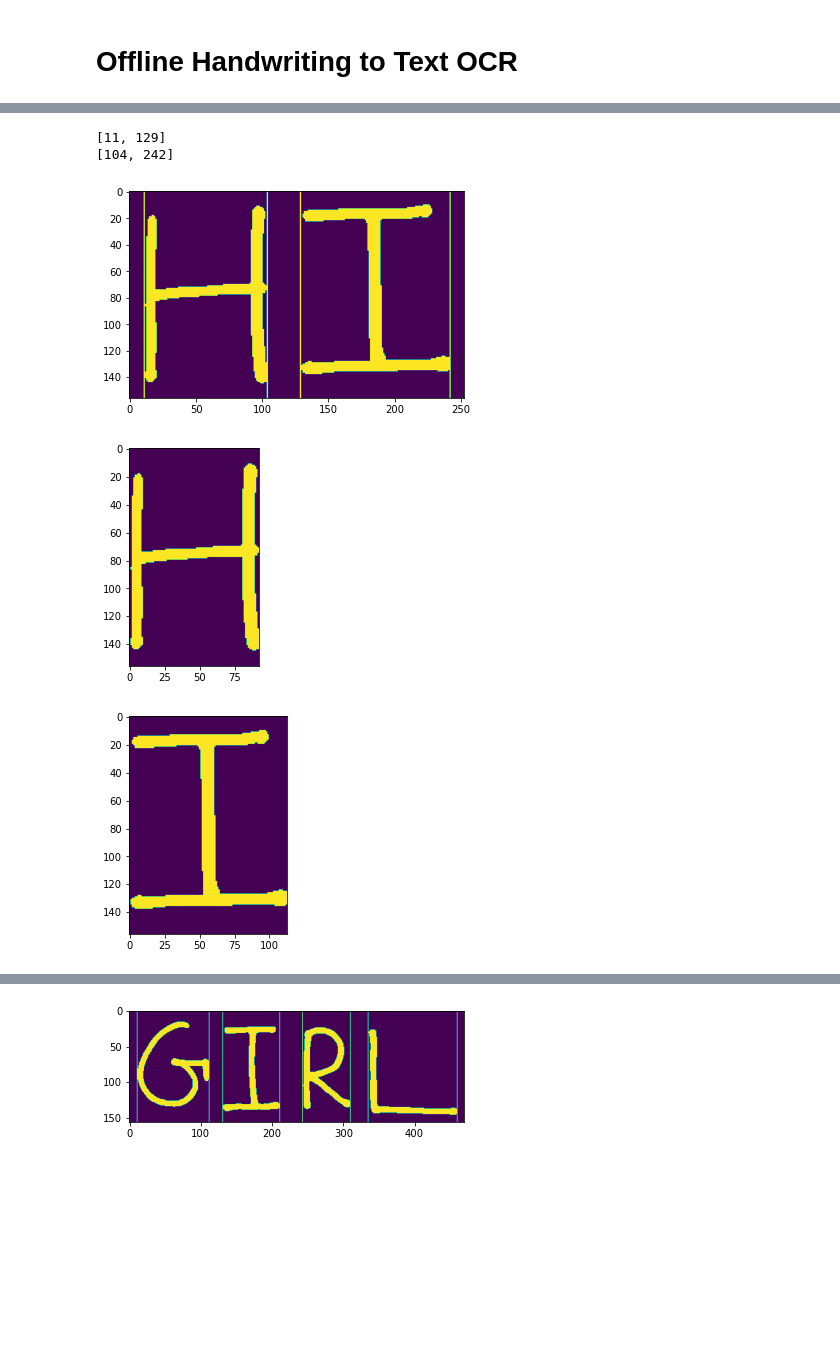
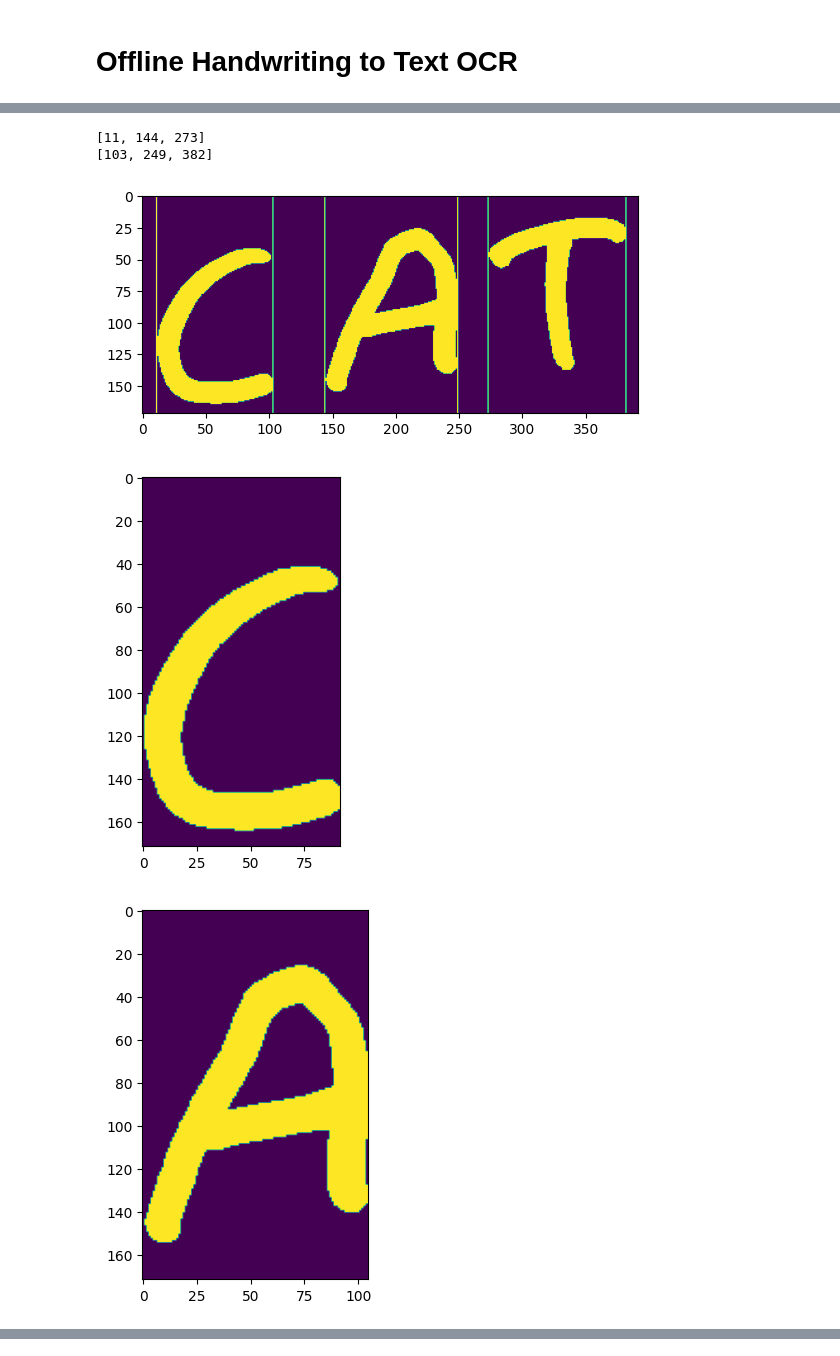
Before and after one commit to MdNaseerHussain/IVP-Term-Project-OCR, a Jupyter notebook: OCR.ipynb, the cells around one changed output, grey strips where cells are left out. Saved outputs shown, nothing was run; the diff lists cells and outputs as text; code cells hidden in the pictures; blank space fills up the shorter version.

```diff
--- a/OCR.ipynb
+++ b/OCR.ipynb
@@ -5,7 +5,7 @@ import cv2
 import matplotlib.pyplot as plt
 import numpy as np
 from math import inf
-image = cv2.imread('Naush_Marker2.jpg')
+image = cv2.imread('ivp15.jpg')
 # %%
 # Convert image to binary 0-1 image using Otsu's threshold
 gray = cv2.cvtColor(image, cv2.COLOR_BGR2GRAY)
@@ -213,6 +213,9 @@ for i in range(len(words)):
     # Remove 0 from rights
     if rights[0] == 0:
         rights = rights[1:]
+    # Match unmatched lefts
+    while len(lefts) > len(rights):
+        rights.append(W-1)
     # Merge characters that are less than 5 pixels apart
     idx = 1
     while idx < len(lefts):
@@ -221,35 +224,35 @@ for i in range(len(words)):
             rights[idx-1] = 0
         idx += 1
     lefts = [x for x in lefts if x != 0]
     rights = [x for x in rights if x != 0]
     # Discard characters with less than 5 pixels wide
     idx = 0
     while idx < len(lefts):
         if rights[idx] - lefts[idx] < 5:
             lefts[idx] = 0
             rights[idx] = 0
         idx += 1
     lefts = [x for x in lefts if x != 0]
     rights = [x for x in rights if x != 0]
     print(lefts)
     print(rights)
     # Draw the characters
     word = words[i].copy()
     for x in lefts:
         cv2.line(word, (x, 0), (x, H), (255, 255, 255), 1)
     for x in rights:
         cv2.line(word, (x, 0), (x, H), (255, 0, 0), 1)
     plt.imshow(word)
     plt.show()
     # Extract the characters
     for j in range(len(lefts)):
         characters.append(words[i][0:H, lefts[j]:rights[j]])
         coloured_characters.append(coloured_words[i][0:H, lefts[j]:rights[j]])
         plt.imshow(characters[-1])
         plt.show()
 # %% [output]
-[11, 129]
-[104, 242]
+[11, 144, 273]
+[103, 249, 382]
-[figure, old version]
+[figure, new version]
-[figure, old version]
+[figure, new version]
-[figure, old version]
+[figure, new version]
@@ -258 +261,0 @@ for i in range(len(words)):
-[figure, old version]
```
Also changed, not shown: parts of 7 cells of this notebook, 14 other files.
